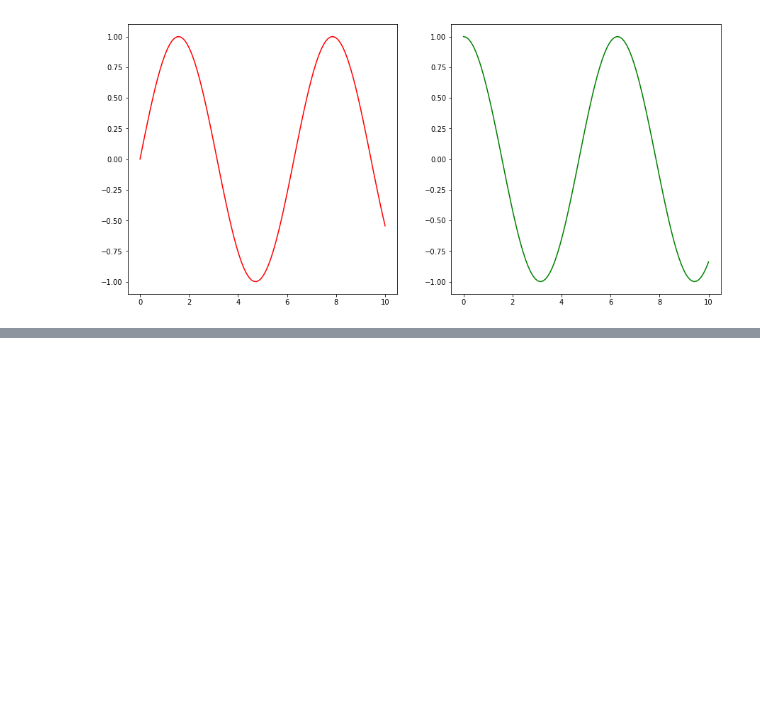
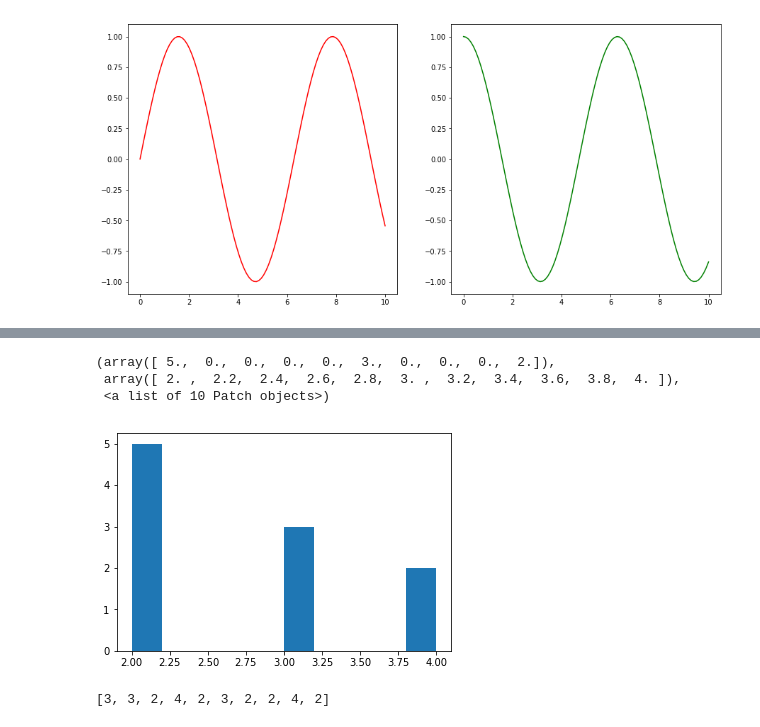
Before and after one commit to jimit105/Data-Science-in-Python-Pandas-Scikit-learn-Numpy-Matplotlib, a Jupyter notebook: Data Visualization with Matplotlib/MatPlotLib.ipynb, the cells around one changed output, grey strips where cells are left out. Saved outputs shown, nothing was run; the diff lists cells and outputs as text; code cells hidden in the pictures; blank space fills up the shorter version.

```diff
--- a/Data Visualization with Matplotlib/MatPlotLib.ipynb
+++ b/Data Visualization with Matplotlib/MatPlotLib.ipynb
@@ -181,0 +205,12 @@ ax[1].plot(x,z,c='green')
+# %%
+# Histogram
+plt.hist(y)
+# %% [output]
+(array([ 5.,  0.,  0.,  0.,  0.,  3.,  0.,  0.,  0.,  2.]),
+ array([ 2. ,  2.2,  2.4,  2.6,  2.8,  3. ,  3.2,  3.4,  3.6,  3.8,  4. ]),
+ <a list of 10 Patch objects>)
+[figure, added]
+# %%
+y
+# %% [output]
+[3, 3, 2, 4, 2, 3, 2, 2, 4, 2]
```
Also changed, not shown: parts of 6 cells of this notebook.
